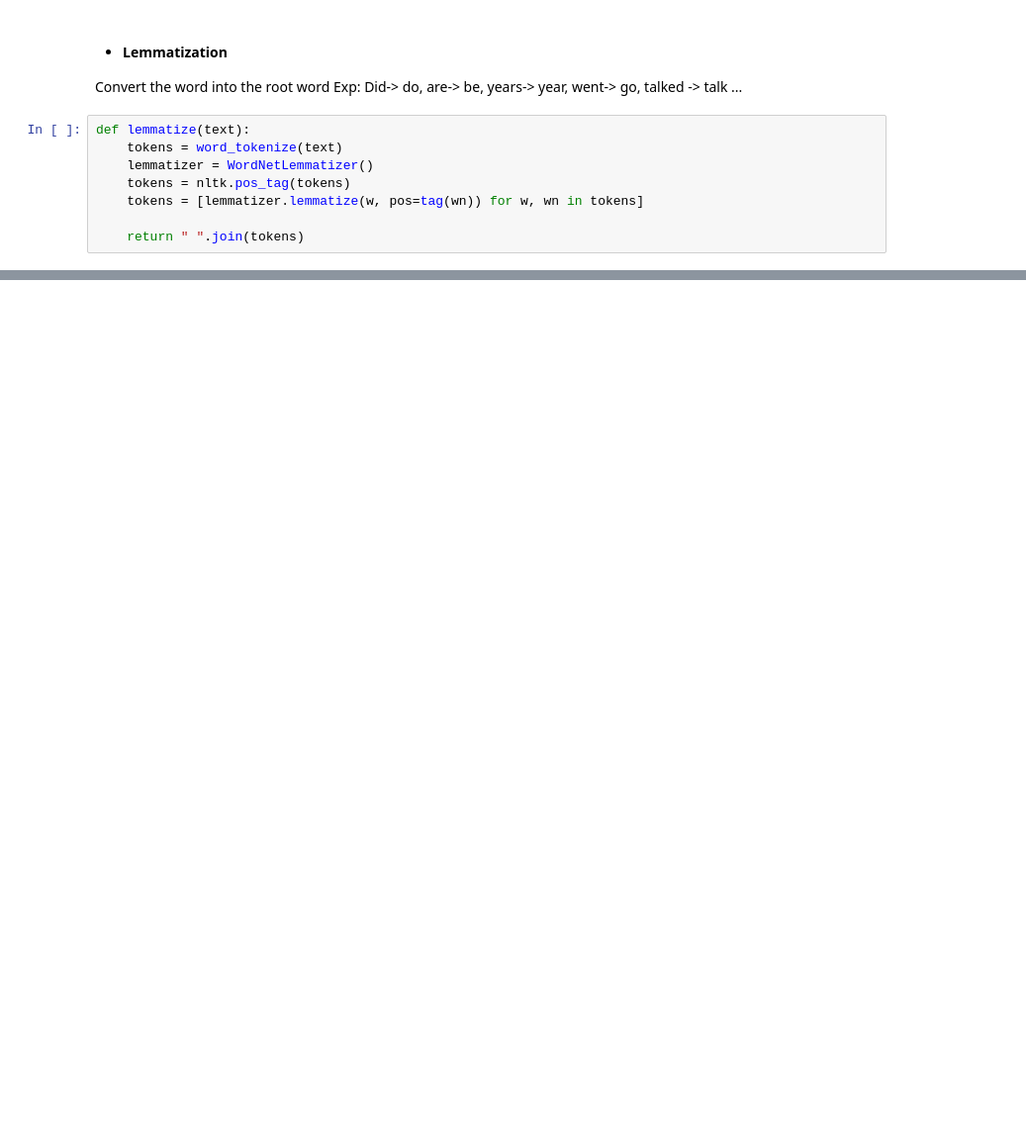
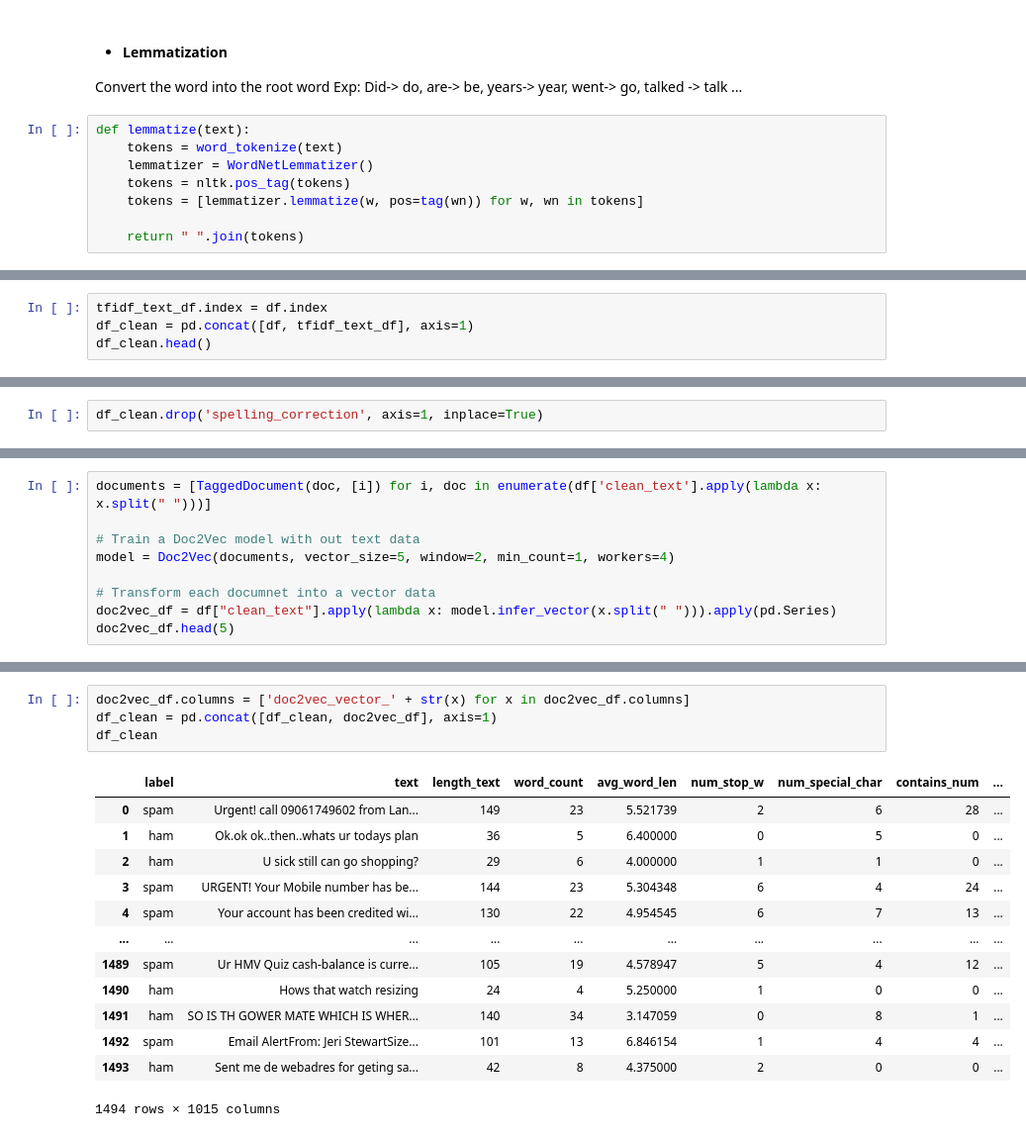
Before and after one commit to baotran306/NLP-SMSClassifier, a Jupyter notebook: NLP_SMSClassifier.ipynb, the cells around one changed output, grey strips where cells are left out. Shown at 99% size. Cells and saved outputs as stored; diff of their text form; blank space fills up the shorter version.

Commit message:
Update model

```diff
--- a/NLP_SMSClassifier.ipynb
+++ b/NLP_SMSClassifier.ipynb
@@ -542,0 +588,4 @@ df[['text', 'clean_text', 'spelling_correction']].head()
+# %%
+tfidf_text_df.index = df.index
+df_clean = pd.concat([df, tfidf_text_df], axis=1)
+df_clean.head()
@@ -542,0 +600,2 @@ df[['text', 'clean_text', 'spelling_correction']].head()
+# %%
+df_clean.drop('spelling_correction', axis=1, inplace=True)
@@ -542,0 +633,9 @@ df[['text', 'clean_text', 'spelling_correction']].head()
+# %%
+documents = [TaggedDocument(doc, [i]) for i, doc in enumerate(df['clean_text'].apply(lambda x: x.split(" ")))]
+
+# Train a Doc2Vec model with out text data
+model = Doc2Vec(documents, vector_size=5, window=2, min_count=1, workers=4)
+
+# Transform each documnet into a vector data
+doc2vec_df = df["clean_text"].apply(lambda x: model.infer_vector(x.split(" "))).apply(pd.Series)
+doc2vec_df.head(5)
@@ -542,0 +649,18 @@ df[['text', 'clean_text', 'spelling_correction']].head()
+# %%
+doc2vec_df.columns = ['doc2vec_vector_' + str(x) for x in doc2vec_df.columns]
+df_clean = pd.concat([df_clean, doc2vec_df], axis=1)
+df_clean
+# %% [output]
+|  | label | text | length_text | word_count | avg_word_len | num_stop_w | num_special_char | contains_num | ... |
+| 0 | spam | Urgent! call 09061749602 from Lan... | 149 | 23 | 5.521739 | 2 | 6 | 28 | ... |
+| 1 | ham | Ok.ok ok..then..whats ur todays plan | 36 | 5 | 6.400000 | 0 | 5 | 0 | ... |
+| 2 | ham | U sick still can go shopping? | 29 | 6 | 4.000000 | 1 | 1 | 0 | ... |
+| 3 | spam | URGENT! Your Mobile number has be... | 144 | 23 | 5.304348 | 6 | 4 | 24 | ... |
+| 4 | spam | Your account has been credited wi... | 130 | 22 | 4.954545 | 6 | 7 | 13 | ... |
+| ... | ... | ... | ... | ... | ... | ... | ... | ... | ... |
+| 1489 | spam | Ur HMV Quiz cash-balance is curre... | 105 | 19 | 4.578947 | 5 | 4 | 12 | ... |
+| 1490 | ham | Hows that watch resizing | 24 | 4 | 5.250000 | 1 | 0 | 0 | ... |
+| 1491 | ham | SO IS TH GOWER MATE WHICH IS WHER... | 140 | 34 | 3.147059 | 0 | 8 | 1 | ... |
+| 1492 | spam | Email AlertFrom: Jeri StewartSize... | 101 | 13 | 6.846154 | 1 | 4 | 4 | ... |
+| 1493 | ham | Sent me de webadres for geting sa... | 42 | 8 | 4.375000 | 2 | 0 | 0 | ... |
+1494 rows × 1015 columns
```
Also changed, not shown: parts of 48 cells of this notebook.
